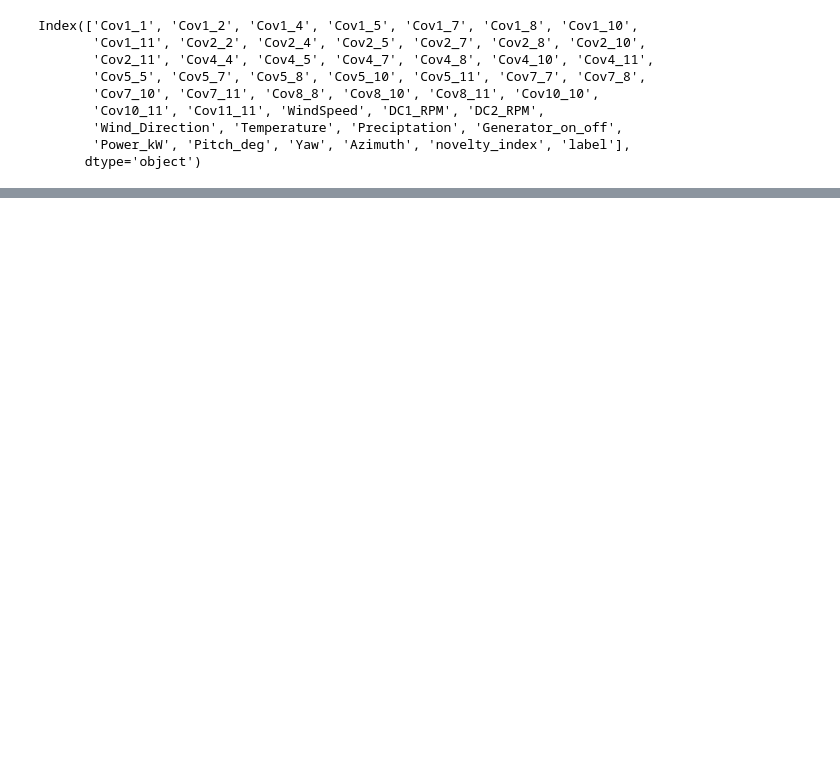
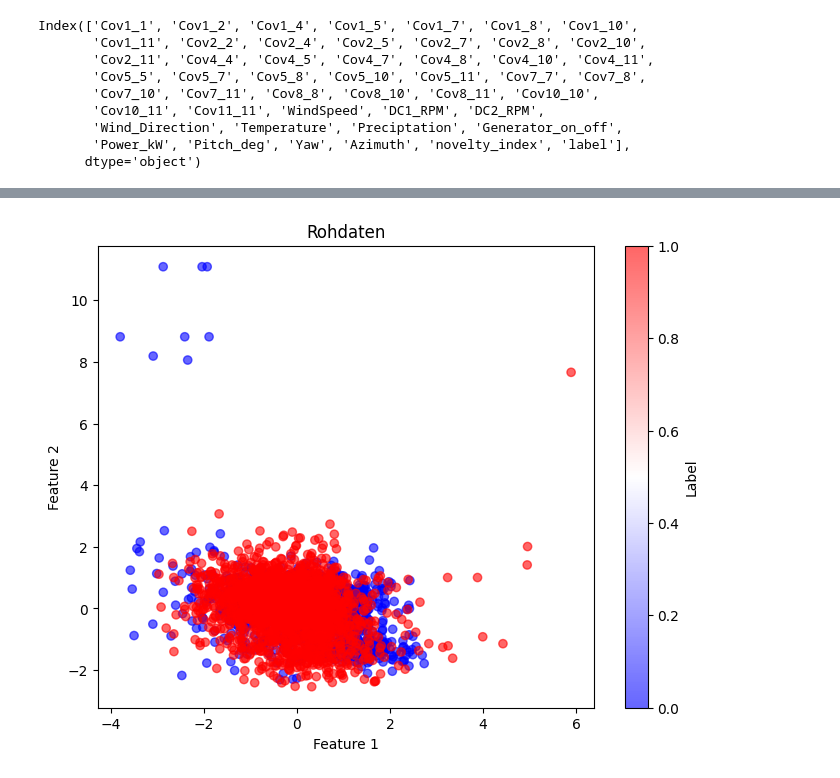
Before and after one commit to Chris-560/Dr.-Movsessian, a Jupyter notebook: Projekt Windkraftanlage/Projekt_Windkraftanlage copy 3.ipynb, the cells around one changed output, grey strips where cells are left out. Cells and saved outputs as stored; diff of their text form; code cells hidden in the pictures; blank space fills up the shorter version.

```diff
--- a/Projekt Windkraftanlage/Projekt_Windkraftanlage copy 3.ipynb
+++ b/Projekt Windkraftanlage/Projekt_Windkraftanlage copy 3.ipynb
@@ -268,15 +223,14 @@ plt.show()
 # %%
 from sklearn.preprocessing import StandardScaler
 
-# Unnötige Spalten entfernen (Label nicht normalisieren)
-features = df.drop(columns=["label", "novelty_index"])
+# Features und Label definieren
+features = df.drop(columns=["label", "novelty_index"])  # Alle außer Label und alten Novelty-Index
+y = df["label"]  # Zielvariable (0 = gesund, 1 = Schaden)
 
-# Standardisierung der Merkmale
+# Standardisierung
 scaler = StandardScaler()
 X_scaled = scaler.fit_transform(features)
 
-# DataFrame mit gleichen Spaltennamen erstellen
+# DataFrame mit standardisierten Werten erstellen
 df_scaled = pd.DataFrame(X_scaled, columns=features.columns)
-df_scaled["label"] = df["label"]  # Label wieder hinzufügen
-
-print(df_scaled.head())  # Überprüfe die normalisierten Daten
+df_scaled["label"] = y  # Label wieder hinzufügen
@@ -300,0 +266,10 @@ print(df_scaled.head())  # Überprüfe die normalisierten Daten
+# %%
+plt.figure(figsize=(8, 6))
+plt.scatter(df_scaled['Cov1_1'], df_scaled['WindSpeed'], c=df_scaled['label'], cmap='bwr', alpha=0.6)
+plt.xlabel('Feature 1')
+plt.ylabel('Feature 2')
+plt.title('Rohdaten')
+plt.colorbar(label='Label')
+plt.show()
+# %% [output]
+[figure, added]
```
Also changed, not shown: parts of 26 cells of this notebook, 1 other file.
